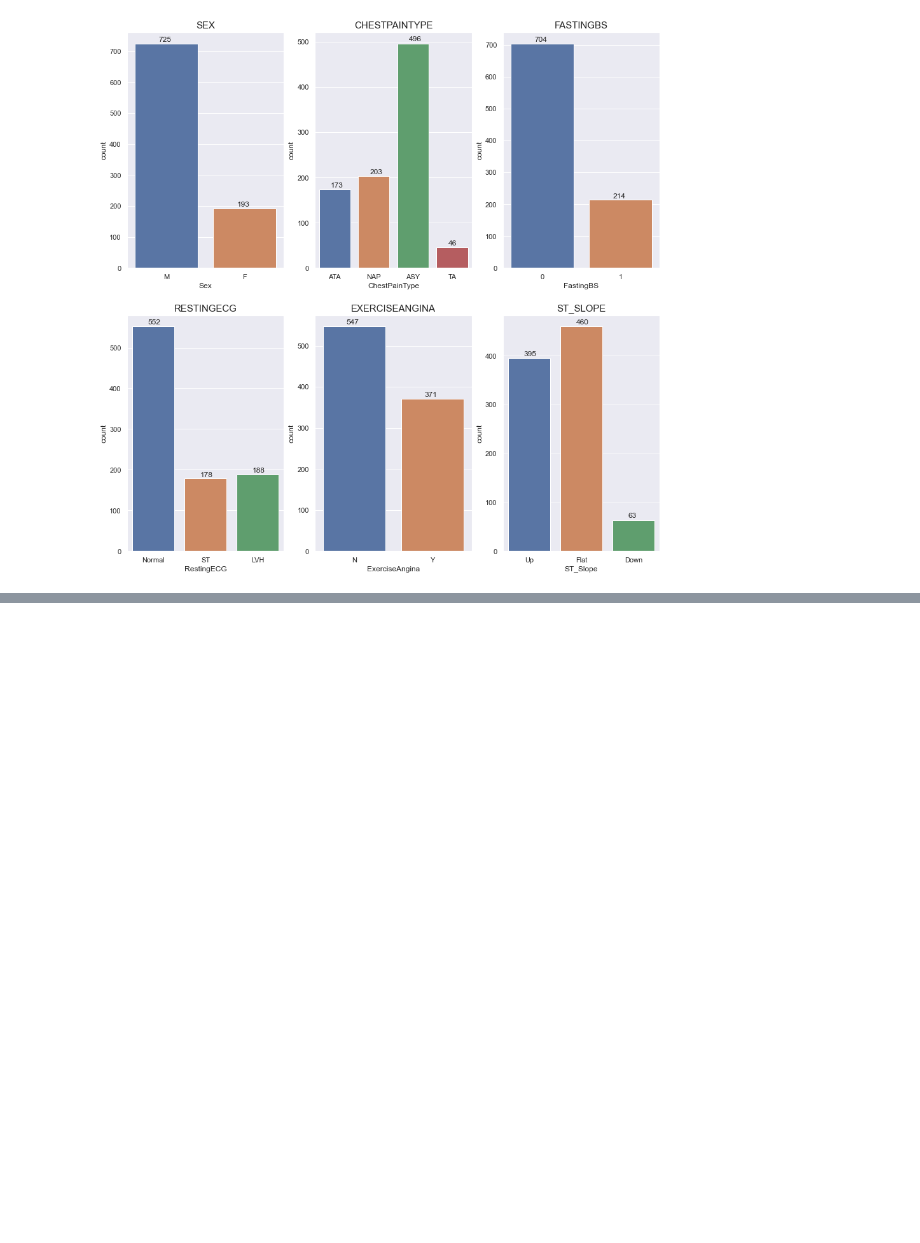
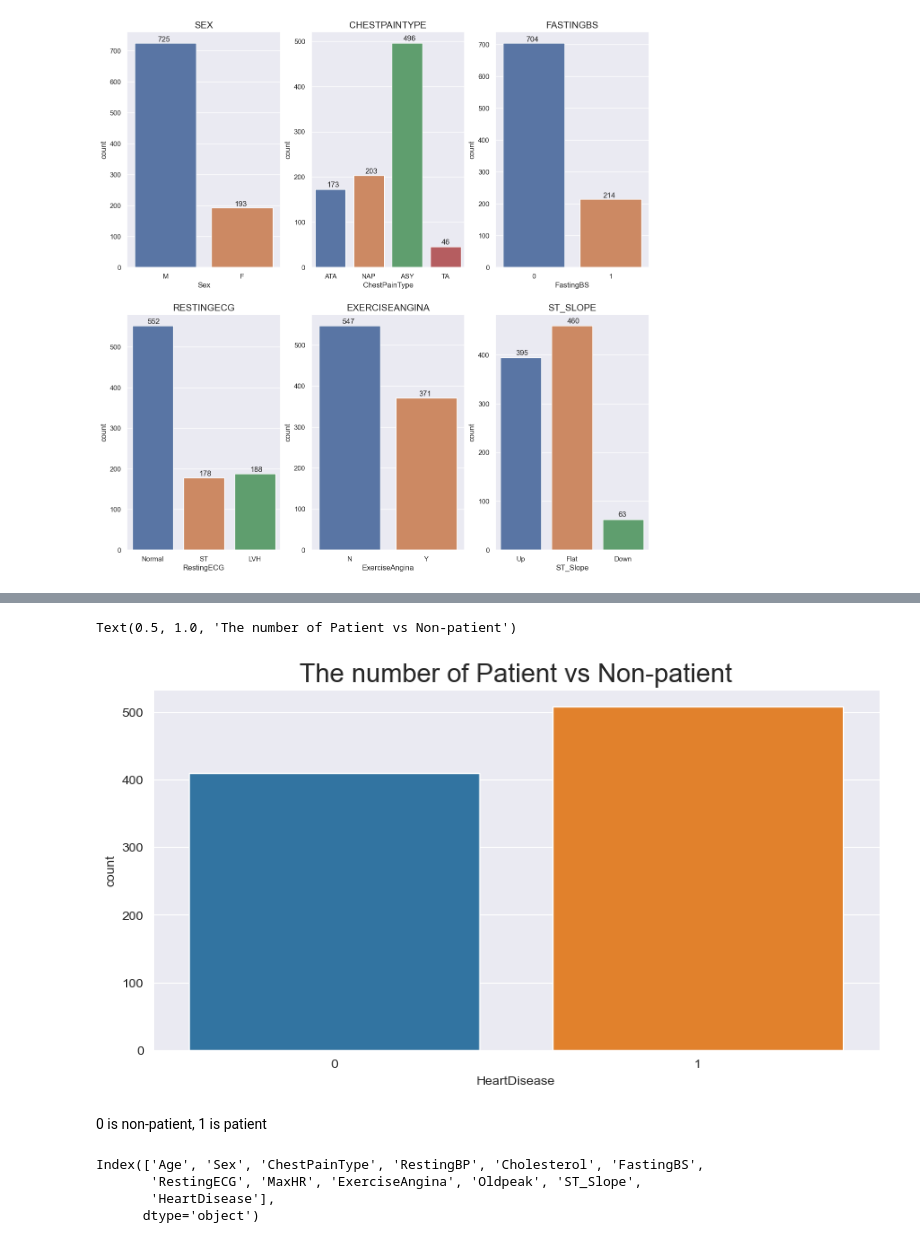
Before and after one commit to RichardVu3/heart-failure, a Jupyter notebook: heart_failure.ipynb, the cells around one changed output, grey strips where cells are left out. Cells and saved outputs as stored; diff of their text form; code cells hidden in the pictures; blank space fills up the shorter version.

```diff
--- a/heart_failure.ipynb
+++ b/heart_failure.ipynb
@@ -166,0 +164,15 @@ visualize_pair_features(data)
+# %%
+from scipy.stats import norm
+
+from sklearn.model_selection import train_test_split, GridSearchCV
+from sklearn.preprocessing import StandardScaler
+from sklearn.linear_model import LogisticRegression
+from sklearn.metrics import classification_report, roc_auc_score, plot_roc_curve
+from sklearn.svm import SVC
+
+import warnings
+warnings.filterwarnings('ignore')
+
+plt.rcdefaults()
+color = sns.color_palette()
+sns.set_style('darkgrid')
@@ -166,0 +195,17 @@ visualize_pair_features(data)
+# %%
+# Visualize the proportion of Regular Rider
+plt.figure(figsize=(10, 5))
+sns.countplot(x=data['HeartDisease'])
+plt.title('The number of Patient vs Non-patient', fontsize=20)
+# %% [output]
+Text(0.5, 1.0, 'The number of Patient vs Non-patient')
+[figure, added]
+# %% [markdown]
+0 is non-patient, 1 is patient
+# %%
+data.columns
+# %% [output]
+Index(['Age', 'Sex', 'ChestPainType', 'RestingBP', 'Cholesterol', 'FastingBS',
+       'RestingECG', 'MaxHR', 'ExerciseAngina', 'Oldpeak', 'ST_Slope',
+       'HeartDisease'],
+      dtype='object')
```
Also changed, not shown: parts of 37 cells of this notebook.
